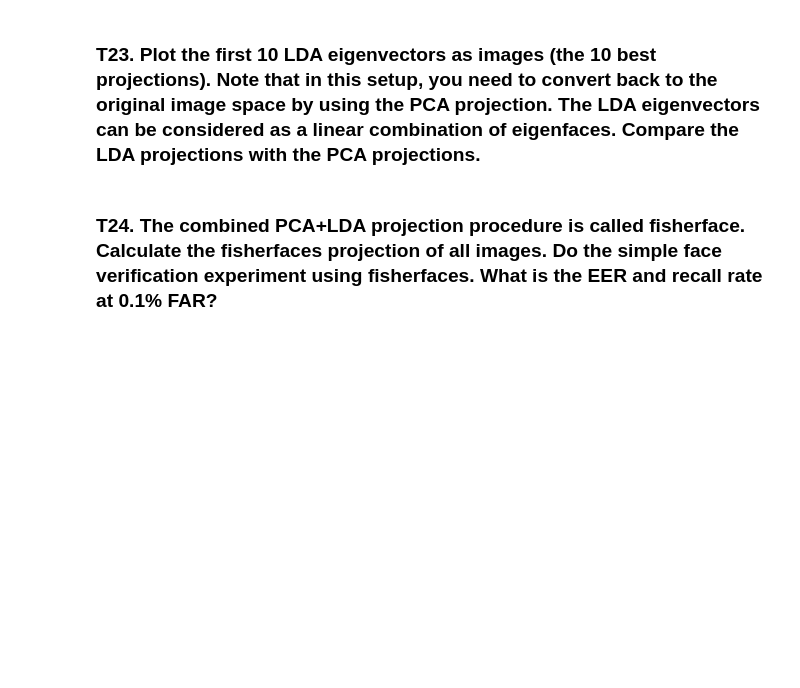
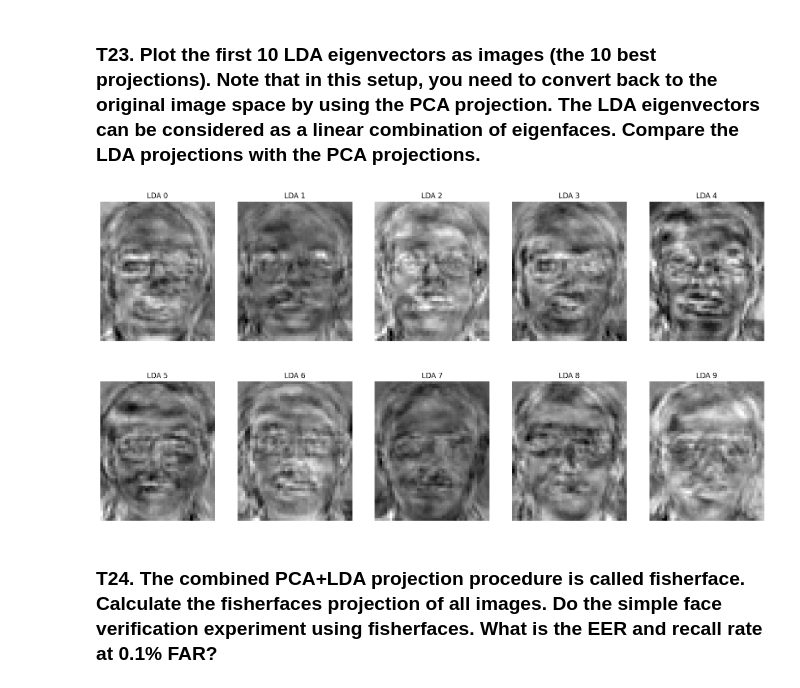
Before and after one commit to Nacnano/my-chula-courses, a Jupyter notebook: 2110573-patt-recog/HW3/HW3_Fisherfaces(student).ipynb, the cells around one changed output. Saved outputs shown, nothing was run; the diff lists cells and outputs as text; code cells hidden in the pictures; blank space fills up the shorter version.

```diff
--- a/2110573-patt-recog/HW3/HW3_Fisherfaces(student).ipynb
+++ b/2110573-patt-recog/HW3/HW3_Fisherfaces(student).ipynb
@@ -799,3 +845,23 @@ n_dim = ...
+# %%
+# INSERT CODE HERE
+
+best_10_LDA = LDA_eigenvectors[:, :10]
+T_LDA = np.matmul(T_reduced, best_10_LDA)
+T_eigenface = np.matmul(v[:, :n_dim], best_10_LDA)
+
+D_LDA = np.matmul(D_reduced, best_10_LDA)
+D_eigenface = np.matmul(v[:, :n_dim], best_10_LDA)
+
+plt.figure(figsize=(20, 10))
+for idx in range(10):
+    plt.subplot(2, 5, idx+1)
+    plt.imshow(T_eigenface[:, idx].reshape(56, 46), cmap='gray')
+    plt.title(f"LDA {idx}")
+    plt.axis('off')
+
+plt.show()
+# %% [output]
+[figure, added]
 # %% [markdown]
 ### T24. The combined PCA+LDA projection procedure is called fisherface. Calculate the fisherfaces projection of all images. Do the simple face verification experiment using fisherfaces. What is the EER and recall rate at 0.1% FAR?
 # %%
```
Also changed, not shown: parts of 13 cells of this notebook.
